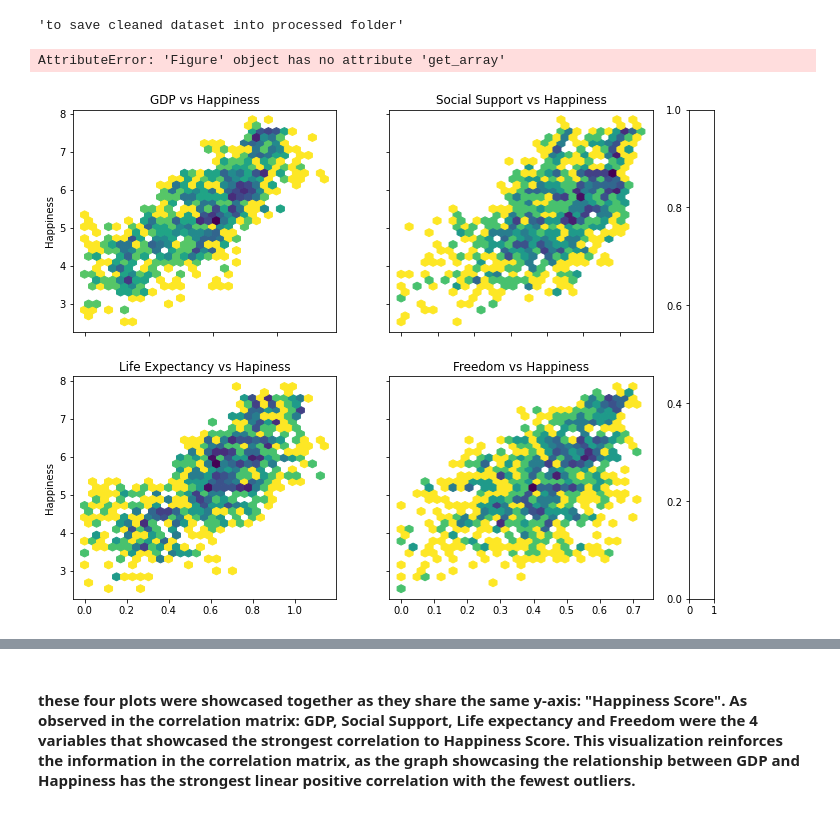
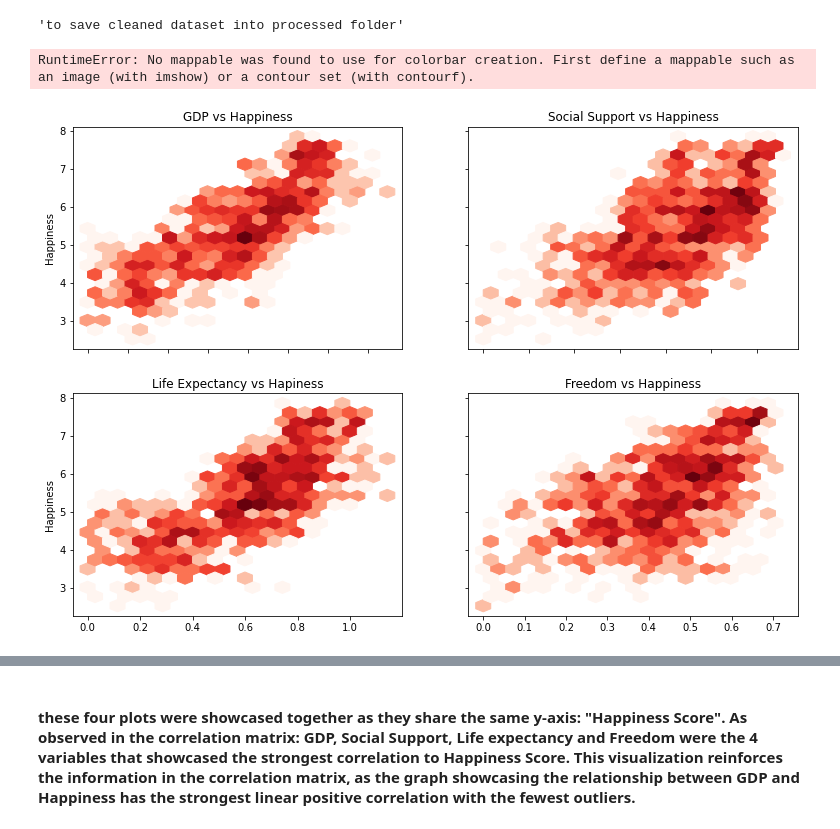
Before and after one commit to ubco-W2022T1-cosc301/project-group47, a Jupyter notebook: notebooks/analysis1.ipynb, the cells around one changed output, grey strips where cells are left out. Drawn from its saved outputs; the diff is of its cells as text; code cells hidden in the pictures.

```diff
--- a/notebooks/analysis1.ipynb
+++ b/notebooks/analysis1.ipynb
@@ -249,36 +245,35 @@ df2.to_csv('../data/processed/world_happiness_report_processed_Notebook1.csv')
 # %%
 x1=df3["Economy (GDP per Capita)"]
 y1=df3["Happiness Score"]
 x2=df3["Family (Social Support)"]
 y2=df3["Happiness Score"]
 x3=df3["Health (Life Expectancy)"]
 y3=df3["Happiness Score"]
 x4=df3["Freedom"]
 y4=df3["Happiness Score"]
 
 
 fig, axs = plt.subplots(2, 2)
-a = axs[0, 0].hexbin(x1, y1, gridsize=30, bins='log', cmap='viridis_r',mincnt=1)
+a = axs[0, 0].hexbin(x1, y1, gridsize=20, bins='log', cmap='Reds',mincnt=1)
 axs[0, 0].set_title('GDP vs Happiness')
 fig.set_figheight(9)
 fig.set_figwidth(13)
-b = axs[0, 1].hexbin(x2, y2, gridsize=30, bins='log', cmap='viridis_r',mincnt=1)
+b = axs[0, 1].hexbin(x2, y2, gridsize=20, bins='log', cmap='Reds',mincnt=1)
 axs[0, 1].set_title('Social Support vs Happiness')
-c = axs[1, 0].hexbin(x3, y3, gridsize=30, bins='log', cmap="viridis_r",mincnt=1)
+c = axs[1, 0].hexbin(x3, y3, gridsize=20, bins='log', cmap="Reds",mincnt=1)
 axs[1, 0].set_title('Life Expectancy vs Hapiness')
-d = axs[1, 1].hexbin(x4, y4 , gridsize=30, bins='log', cmap='viridis_r',mincnt=1)
+d = axs[1, 1].hexbin(x4, y4 , gridsize=20, bins='log', cmap='Reds',mincnt=1)
 axs[1, 1].set_title('Freedom vs Happiness')
 
 for ax in axs.flat:
     ax.set(ylabel="Happiness")
 
 
 # Hide x labels and tick labels for top plots and y ticks for right plots.
 for ax in axs.flat:
     ax.label_outer()
 
-for ax in axs.flat:
-    plt.colorbar(fig, ax=axs)
+plt.colorbar()
 # %% [output]
-AttributeError: 'Figure' object has no attribute 'get_array'
+RuntimeError: No mappable was found to use for colorbar creation. First define a mappable such as an image (with imshow) or a contour set (with contourf).
-[figure, old version]
+[figure, new version]
```
Also changed, not shown: parts of 2 cells of this notebook.
